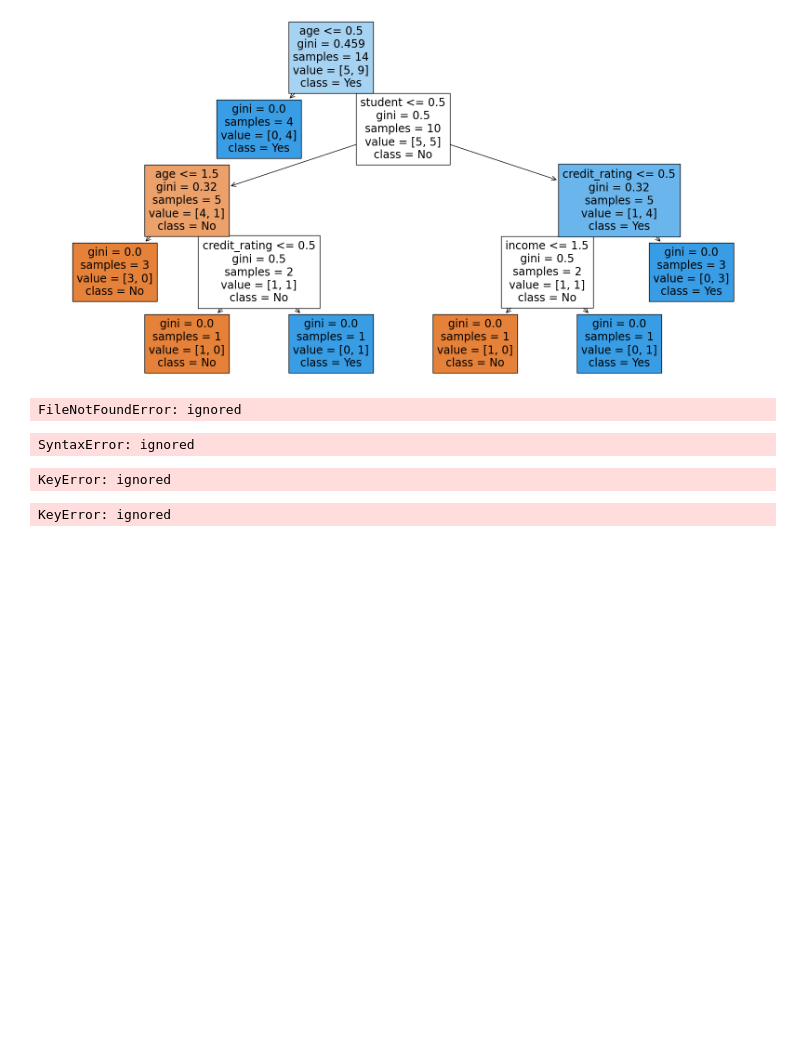
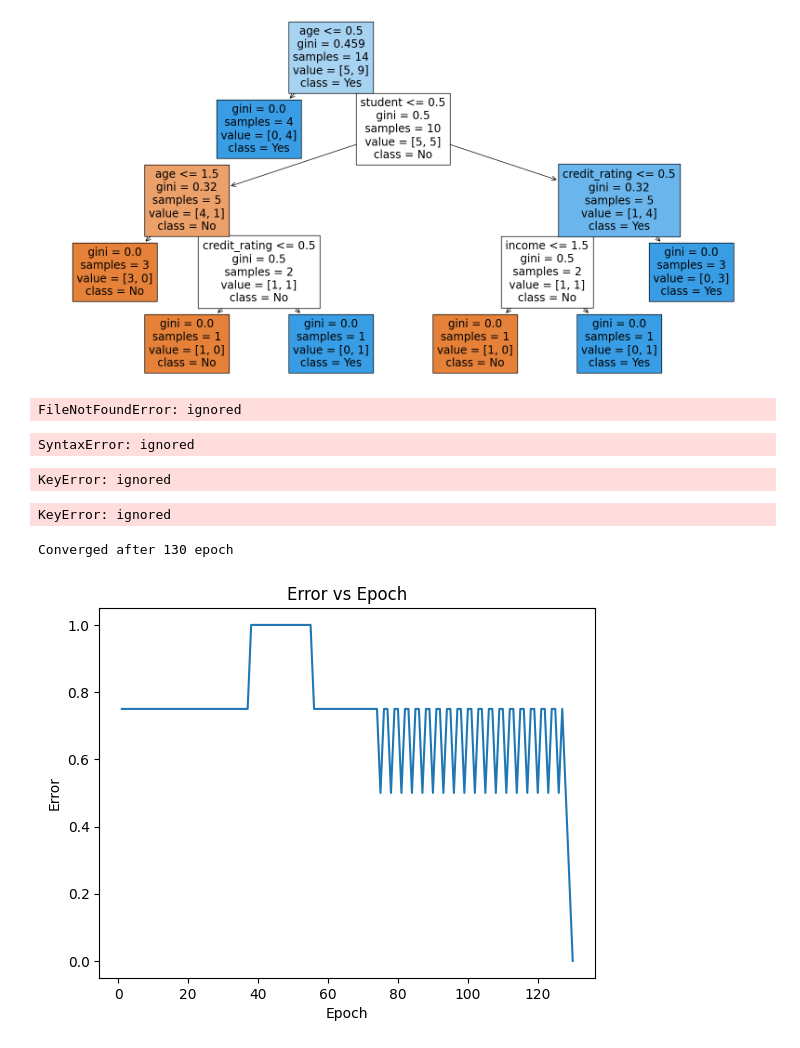
Before and after one commit to Vishwak257/MLlab, a Jupyter notebook: BL_EN_U4CSE21034.ipynb, the cells around one changed output. Cells and saved outputs as stored; diff of their text form; code cells hidden in the pictures; blank space fills up the shorter version.

```diff
--- a/BL_EN_U4CSE21034.ipynb
+++ b/BL_EN_U4CSE21034.ipynb
@@ -395,3 +395,45 @@ print("Classification Report:")
 print(classification_report_random_forest)
 # %% [output]
 KeyError: ignored
+# %%
+import numpy as np
+import matplotlib.pyplot as plt
+def stepfunction(x):
+    return np.where(x >= 0, 1, 0)
+
+
+converge_error = 0.002
+errorlist = []
+alpha = 0.05
+epochs = 1000
+X = np.array([[0, 0], [0, 1], [1, 0], [1, 1]])
+y = np.array([0, 0, 0, 1])
+W = np.array([10, 0.2, -0.75])
+
+for epoch in range(epochs):
+    error = 0
+    for i in range(len(X)):
+
+        y_pred = stepfunction(np.dot(X[i], W[1:]) + W[0])
+
+        W[1:] += alpha * (y[i] - y_pred) * X[i]
+        W[0] += alpha * (y[i] - y_pred)
+
+        error += (y[i] - y_pred) ** 2
+
+    error /= len(X)
+    errorlist.append(error)
+
+    if error <= converge_error:
+        print("Converged after", epoch+1, "epoch")
+        break
+
+
+plt.plot(range(1, epoch+2), errorlist)
+plt.xlabel('Epoch')
+plt.ylabel('Error')
+plt.title('Error vs Epoch')
+plt.show()
+# %% [output]
+Converged after 130 epoch
+[figure, added]
```
